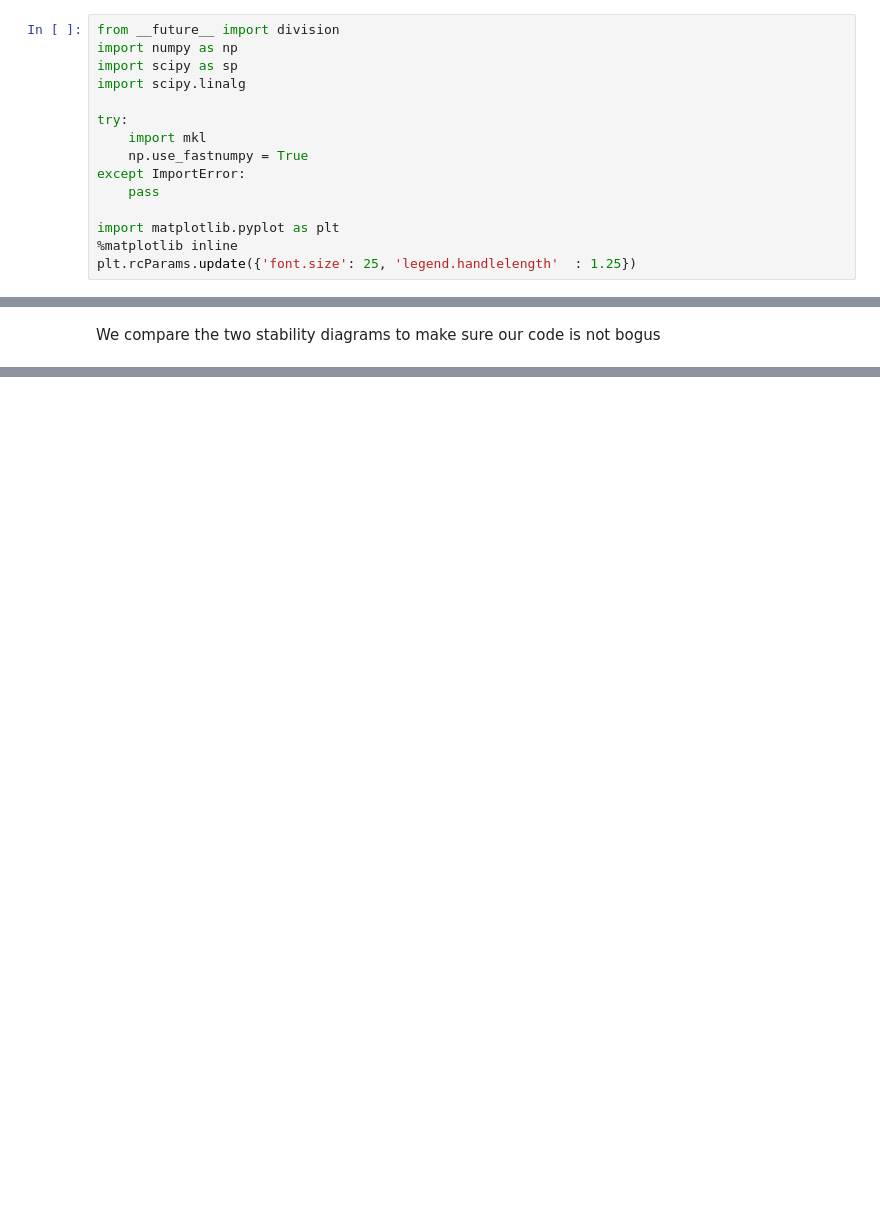
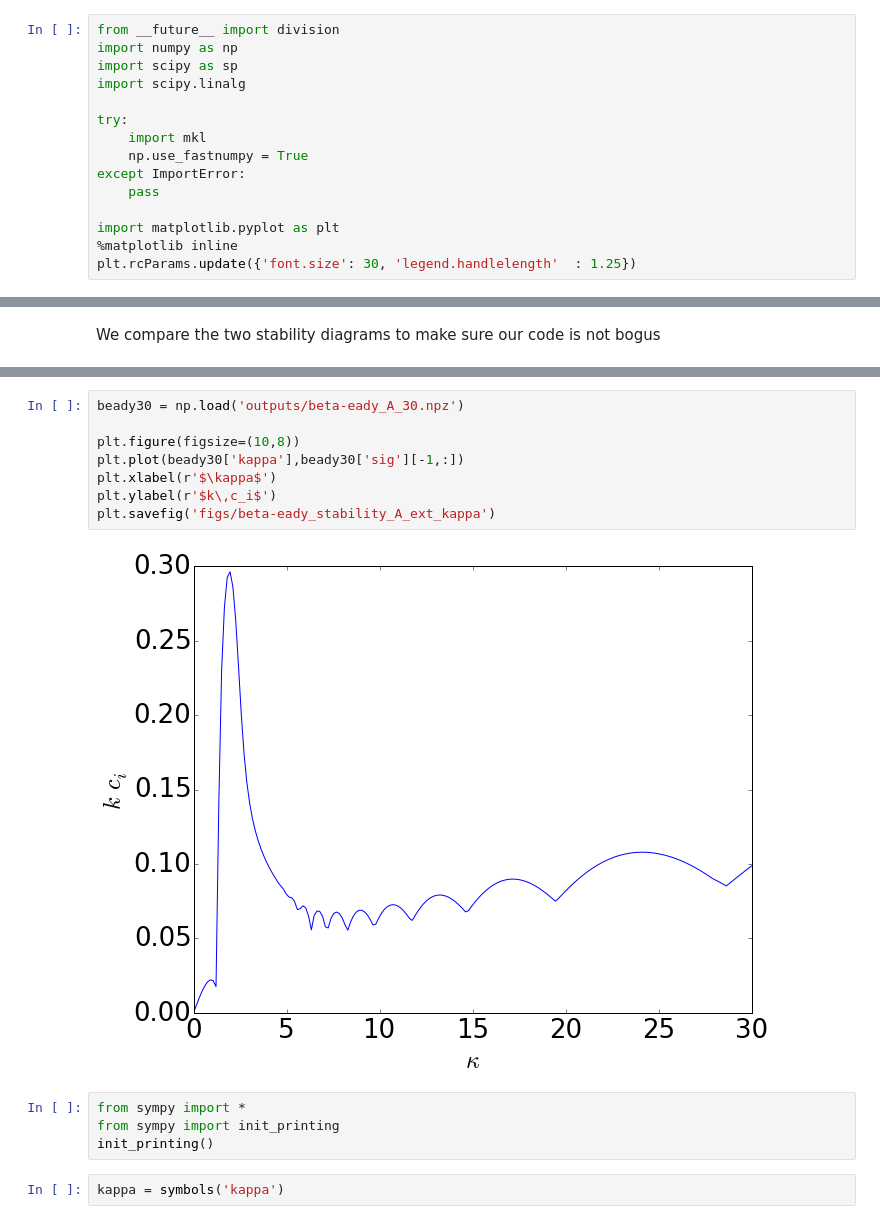
Before and after one commit to cesar-rocha/qg_vertical_modes, a Jupyter notebook: beta_eady_problem/beta_eady_galerk.ipynb, the cells around one changed output, grey strips where cells are left out. Saved outputs shown, nothing was run; the diff lists cells and outputs as text; blank space fills up the shorter version.

```diff
--- a/beta_eady_problem/beta_eady_galerk.ipynb
+++ b/beta_eady_problem/beta_eady_galerk.ipynb
@@ -27,7 +27,7 @@ except ImportError:
 
 import matplotlib.pyplot as plt
 %matplotlib inline
-plt.rcParams.update({'font.size': 25, 'legend.handlelength'  : 1.25})
+plt.rcParams.update({'font.size': 30, 'legend.handlelength'  : 1.25})
 # %%
 import numba
 from numpy import pi,cos,sqrt,sinh,cosh
@@ -751,0 +756,16 @@ plt.savefig('figs/comparisons_methodB_N_0')
+# %%
+beady30 = np.load('outputs/beta-eady_A_30.npz')
+
+plt.figure(figsize=(10,8))
+plt.plot(beady30['kappa'],beady30['sig'][-1,:])
+plt.xlabel(r'$\kappa$')
+plt.ylabel(r'$k\,c_i$')
+plt.savefig('figs/beta-eady_stability_A_ext_kappa')
+# %% [output]
+[figure, added]
+# %%
+from sympy import *
+from sympy import init_printing
+init_printing()
+# %%
+kappa = symbols('kappa')
```
Also changed, not shown: parts of 19 cells of this notebook, 1 other file.
